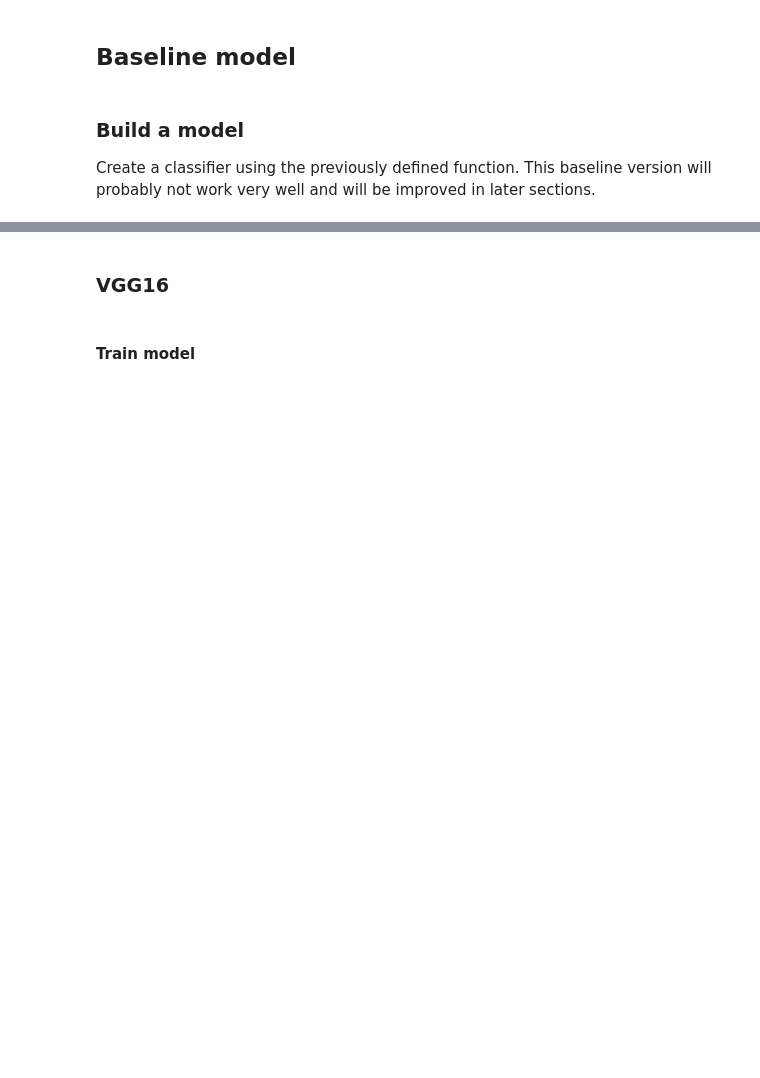
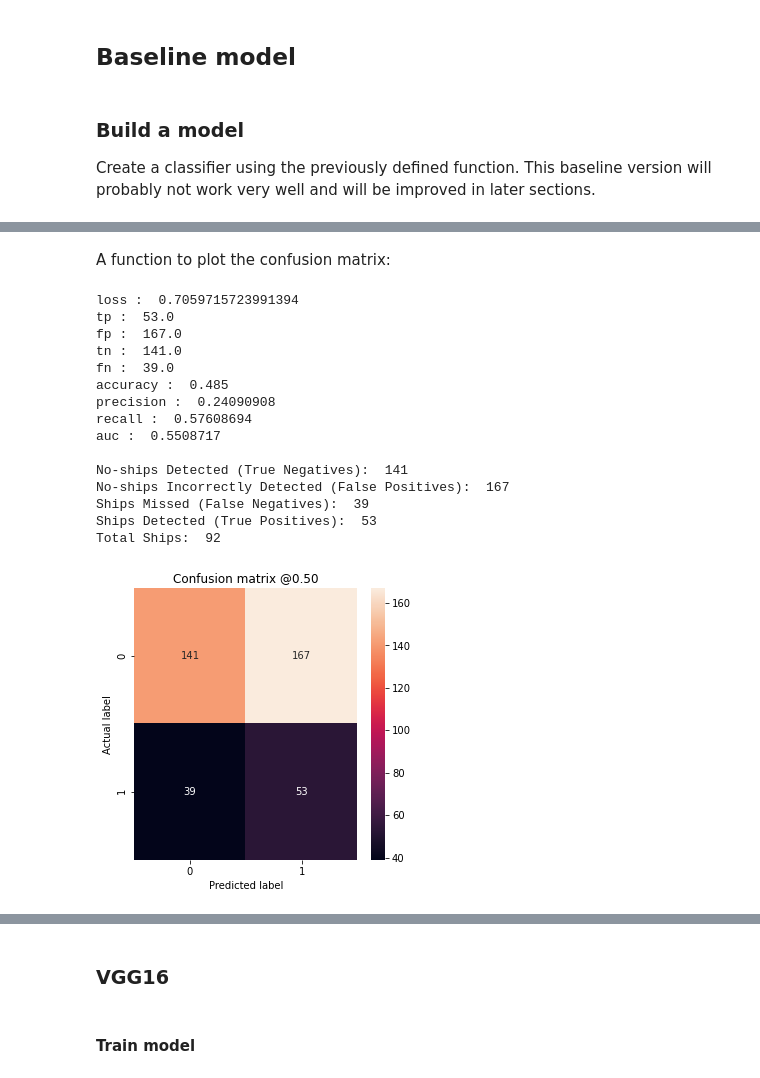
Before and after one commit to dmitrytoda/ships, a Jupyter notebook: ships.ipynb, the cells around one changed output, grey strips where cells are left out. Cells and saved outputs as stored; diff of their text form; code cells hidden in the pictures; blank space fills up the shorter version.

```diff
--- a/ships.ipynb
+++ b/ships.ipynb
@@ -344,11 +283,11 @@ METRICS = [
 
 def make_classifier(metrics=METRICS):
     model = Sequential()
-    model.add(Dense(1024, activation='relu', input_dim=2048))
+    model.add(Dense(1024, activation='relu', input_dim=2048, kernel_initializer=tf.keras.initializers.glorot_uniform(seed=42)))
     model.add(Dropout(0.5))
-    model.add(Dense(1, activation='sigmoid'))
+    model.add(Dense(1, activation='sigmoid', kernel_initializer=tf.keras.initializers.glorot_uniform(seed=40)))
     model.compile(optimizer=optimizers.RMSprop(lr=2e-4),
-              loss='binary_crossentropy',
+              loss='binary_crossentropy', # Using binary crossentropy cuz it's a binary classification problem
               metrics=metrics)
     return model
 # %% [markdown]
@@ -426,0 +386,2 @@ array([[0.4362669 ],
+# %% [markdown]
+A function to plot the confusion matrix:
@@ -426,0 +402,26 @@ array([[0.4362669 ],
+# %%
+vgg_test_predictions_untrained = model.predict(vgg_test)
+vgg_test_eval_untrained = model.evaluate(vgg_test, labels_test,
+                                  batch_size=BATCH_SIZE, verbose=0)
+for name, value in zip(model.metrics_names, vgg_test_eval_untrained):
+  print(name, ': ', value)
+print()
+
+plot_cm(labels_test, vgg_test_predictions_untrained)
+# %% [output]
+loss :  0.7059715723991394
+tp :  53.0
+fp :  167.0
+tn :  141.0
+fn :  39.0
+accuracy :  0.485
+precision :  0.24090908
+recall :  0.57608694
+auc :  0.5508717
+
+No-ships Detected (True Negatives):  141
+No-ships Incorrectly Detected (False Positives):  167
+Ships Missed (False Negatives):  39
+Ships Detected (True Positives):  53
+Total Ships:  92
+[figure, added]
```
Also changed, not shown: parts of 99 cells of this notebook, 1 other file.
